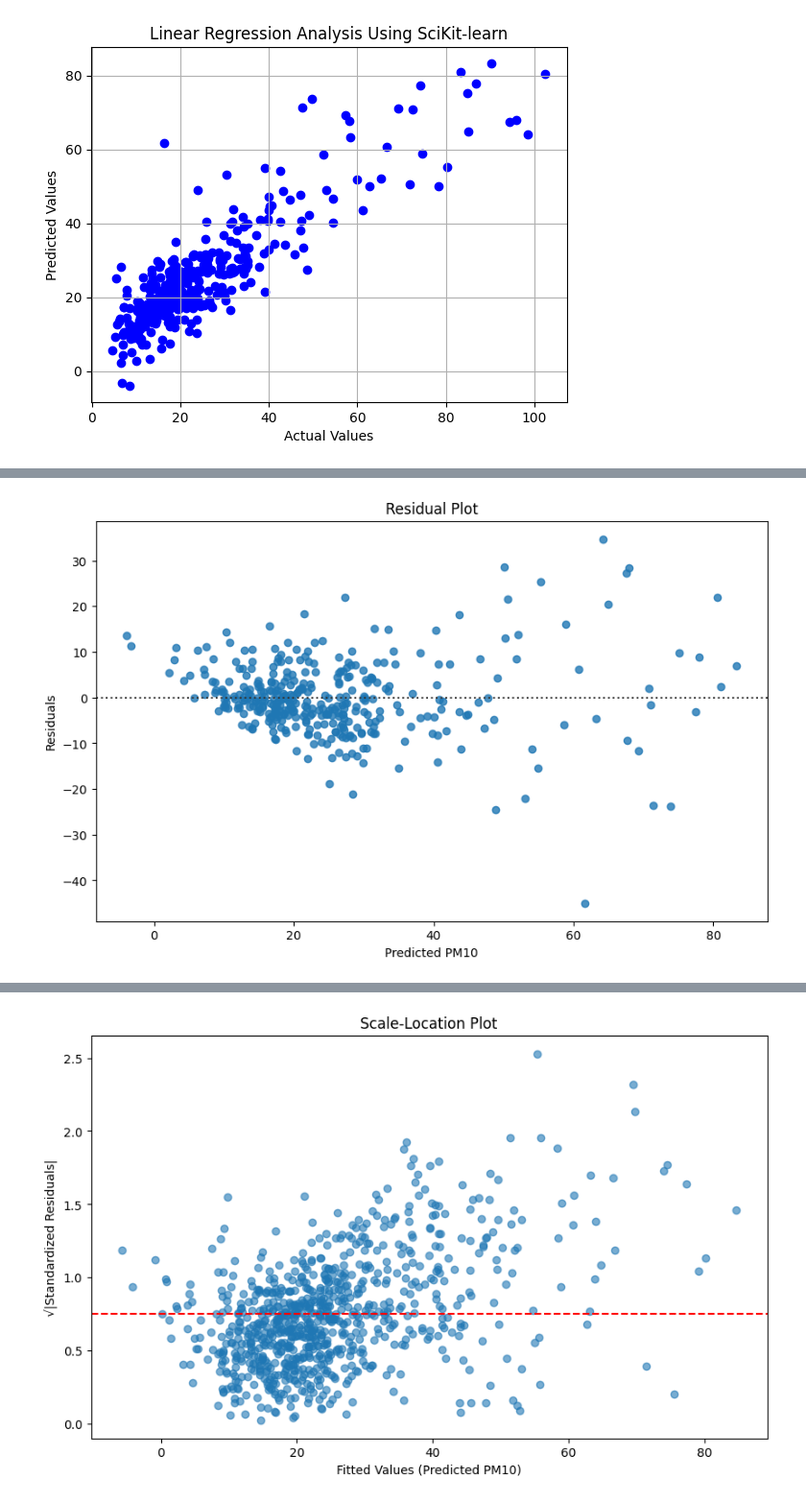
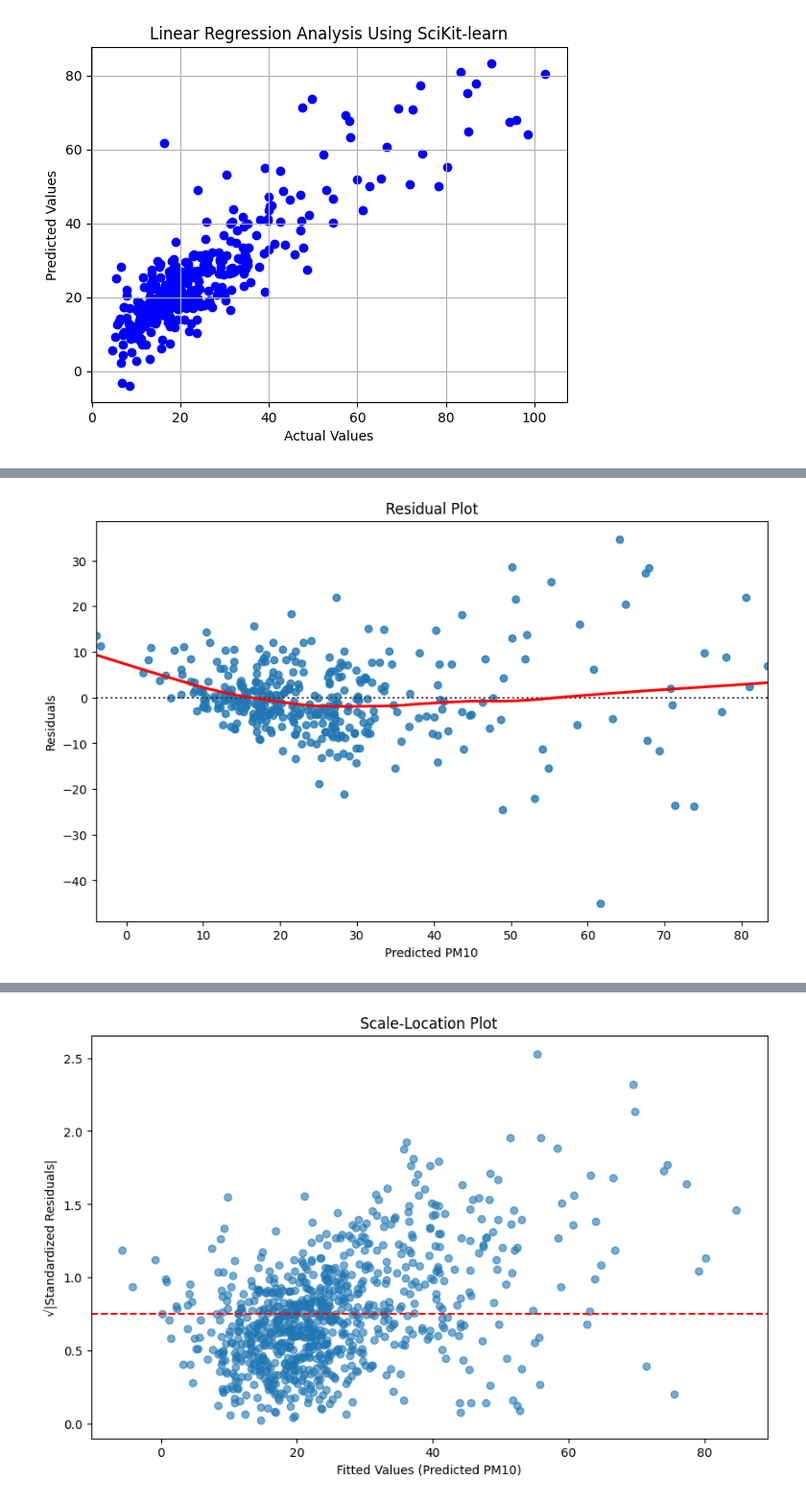
Before and after one commit to anjapijak/ML_assignments, a Jupyter notebook: assignment_1.ipynb, the cells around one changed output, grey strips where cells are left out. Shown at 96% size. Drawn from its saved outputs; the diff is of its cells as text; code cells hidden in the pictures.

Commit message:
Fixed model

```diff
--- a/assignment_1.ipynb
+++ b/assignment_1.ipynb
@@ -79,8 +79,10 @@ x_train_mine, x_test_mine = x[:split], x[split:]
 y_train_mine, y_test_mine = y[:split], y[split:]
 # %%
 # Without library
-def calculatePred(x, y):
+
+# calculates beta from y_pred = x * beta formula
+def calculateBeta(x, y):
     xtx_inv = np.linalg.inv(np.dot(x.T, x))  # (X^T X)^(-1)
     xty = np.dot(x.T, y)  # X^T y
     beta = np.dot(xtx_inv, xty)  # (X^T X)^(-1) X^T y
-    return np.dot(x, beta) # X*beta
+    return beta
@@ -90,3 +89,10 @@ y_test_pred_mine = calculatePred(x_test_mine, y_test_mine)
+# %%
+# Calculate beta using training data
+beta = calculateBeta(x_train_mine, y_train_mine)
+
+# Predict using the training set and test set
+y_train_pred_mine = np.dot(x_train_mine, beta)
+y_test_pred_mine = np.dot(x_test_mine, beta)
 # %%
 plt.scatter(y_test, y_test_pred_mine, color='blue', label='Actual vs. Predicted')
 plt.xlabel("Actual Values")
@@ -108,13 +114,13 @@ MAE with my implementation: 5.6927553890120794
 # %%
-# Residual plot for Scikit-Learn model
+# Residual plot
 plt.figure(figsize=(10, 6))
-sns.residplot(x=y_pred, y=(y_test - y_pred),  line_kws={'color': 'red'})
+sns.residplot(x=y_test_pred_mine, y=(y_test_mine - y_test_pred_mine), lowess=True, line_kws={'color': 'red'})
 plt.xlabel("Predicted PM10")
 plt.ylabel("Residuals")
 plt.title("Residual Plot")
 plt.show()
 # %% [output]
-[figure, old version]
+[figure, new version]
 # %%
 # Q-Q plot for residuals
 from scipy import stats
```
Also changed, not shown: parts of 6 cells of this notebook.
